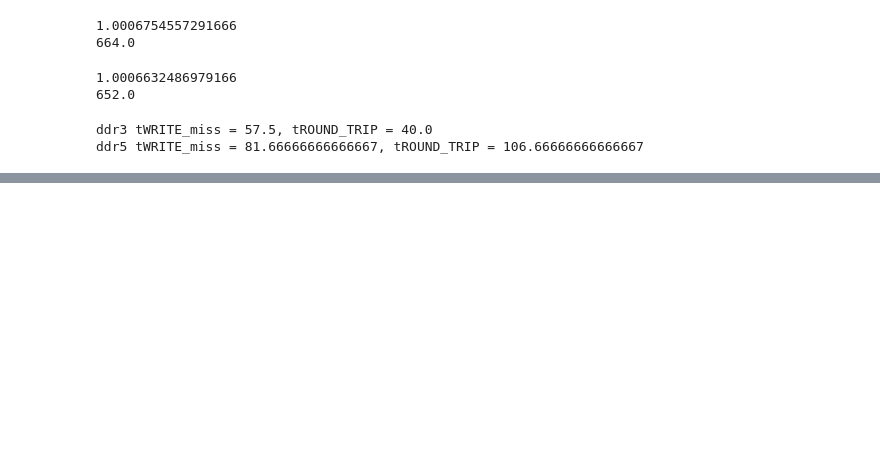
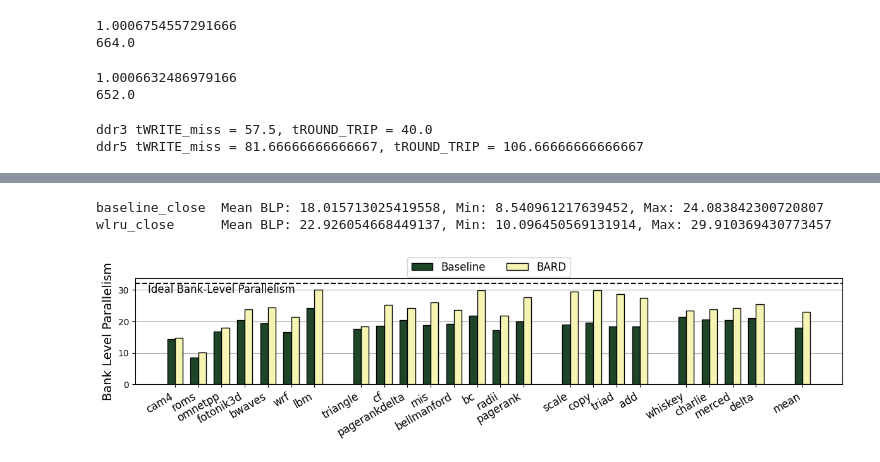
Before and after one commit to panzerox123/champsim-bard, a Jupyter notebook: data/wcache.ipynb, the cells around one changed output, grey strips where cells are left out. Saved outputs shown, nothing was run; the diff lists cells and outputs as text; code cells hidden in the pictures; blank space fills up the shorter version.

```diff
--- a/data/wcache.ipynb
+++ b/data/wcache.ipynb
@@ -329,0 +324,40 @@ whiskey          &       10.8 &  4.8 &   2.5 &    22.8 \\
+# %%
+### Bank-Level parallelism comparison
+fig, ax = plt.subplots()
+fig.set_size_inches(12.0, 3.4)
+
+workload_labels = WORKLOAD_LIST.copy()
+workload_labels.append('mean')
+
+write_blp_stats = get_stats_for_builds(['baseline_close', 'wlru_close'], 'Write BLP', reference_mpki=reference_mpki, reference_wpki=reference_wpki)
+
+label_list = ['Baseline', 'BARD']
+color_list = [C3, C1]
+
+width = 1.0/(len(label_list)+1)
+off = 0
+for (i,b) in enumerate(['baseline_close', 'wlru_close']):
+    Y = [write_blp_stats[b][w] for w in WORKLOAD_ORDER if w is not None]
+    Y.append(sum(Y)/WORKLOAD_X.shape[0])
+    Y = np.array(Y)
+
+    ax.bar(WORKLOAD_X+off, Y, width, color=color_list[i], zorder=3, label=label_list[i], edgecolor='k')
+    off += width
+
+    print(f'{b}\tMean BLP: {Y[-1]}, Min: {min(Y)}, Max: {max(Y)}')
+
+ax.axhline(y=32, color='k', linestyle='--')
+ax.text(-1.0, 29, 'Ideal Bank-Level Parallelism', fontsize=12)
+
+ax.set_ylabel('Bank Level Parallelism', fontsize=14)
+ax.set_xticks(WORKLOAD_X + 1/2*width, workload_labels, rotation=30, ha='right', fontsize=12)
+ax.grid(visible=True, axis='y', zorder=0)
+
+ax.legend(fontsize=12, bbox_to_anchor=(0.5,1.25), ncol=len(label_list), loc='upper center')
+
+plt.tight_layout()
+plt.savefig('plots/write_blp_comparison.pdf', bbox_inches='tight')
+# %% [output]
+baseline_close  Mean BLP: 18.015713025419558, Min: 8.540961217639452, Max: 24.083842300720807
+wlru_close      Mean BLP: 22.926054668449137, Min: 10.096450569131914, Max: 29.910369430773457
+[figure, added]
```
Also changed, not shown: parts of 12 cells of this notebook, 44 other files.
